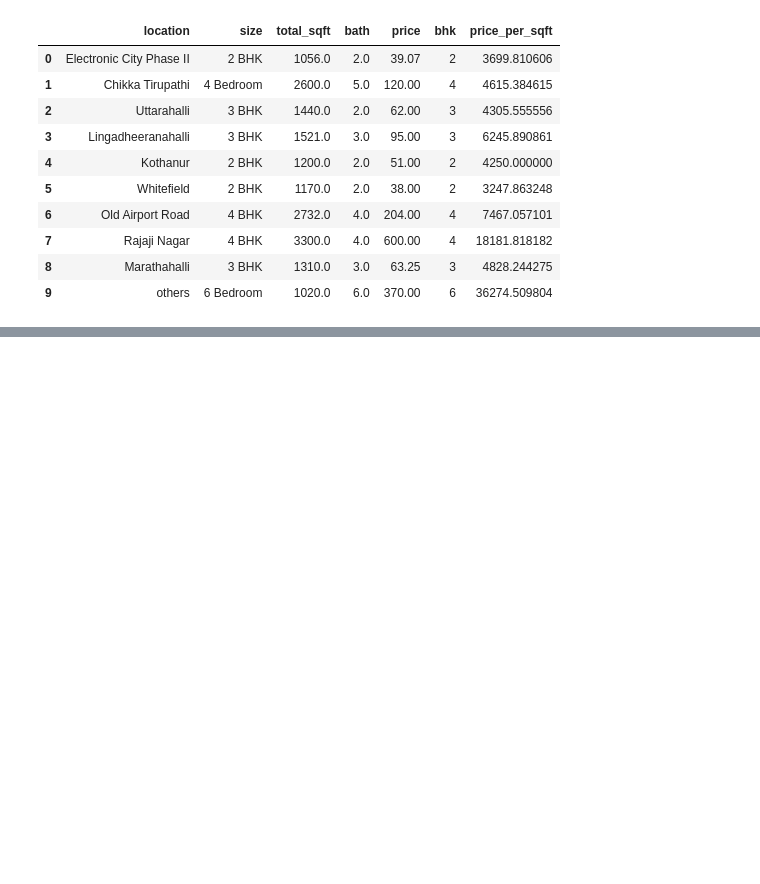
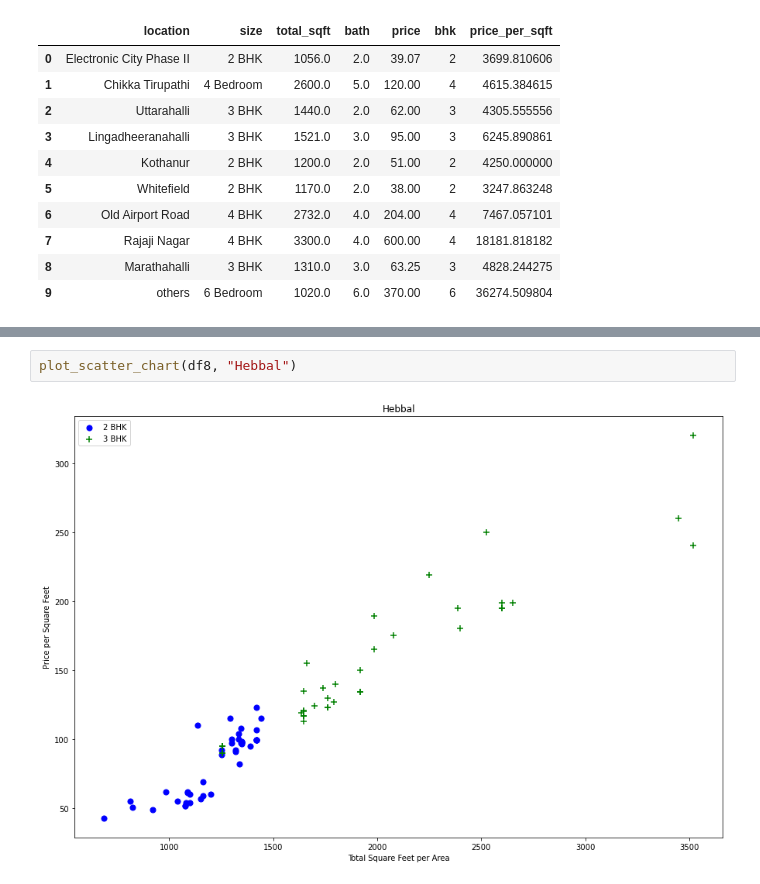
Before and after one commit to DSAnup/Data-Science-Projects, a Jupyter notebook: Bengaluru houseing/bengaluru housing price.ipynb, the cells around one changed output, grey strips where cells are left out. Drawn from its saved outputs; the diff is of its cells as text; blank space fills up the shorter version.

```diff
--- a/Bengaluru houseing/bengaluru housing price.ipynb
+++ b/Bengaluru houseing/bengaluru housing price.ipynb
@@ -254,0 +351,4 @@ df5.head(10)
+# %%
+plot_scatter_chart(df8, "Hebbal")
+# %% [output]
+[figure, added]
```
Also changed, not shown: parts of 33 cells of this notebook, 9 other files.
